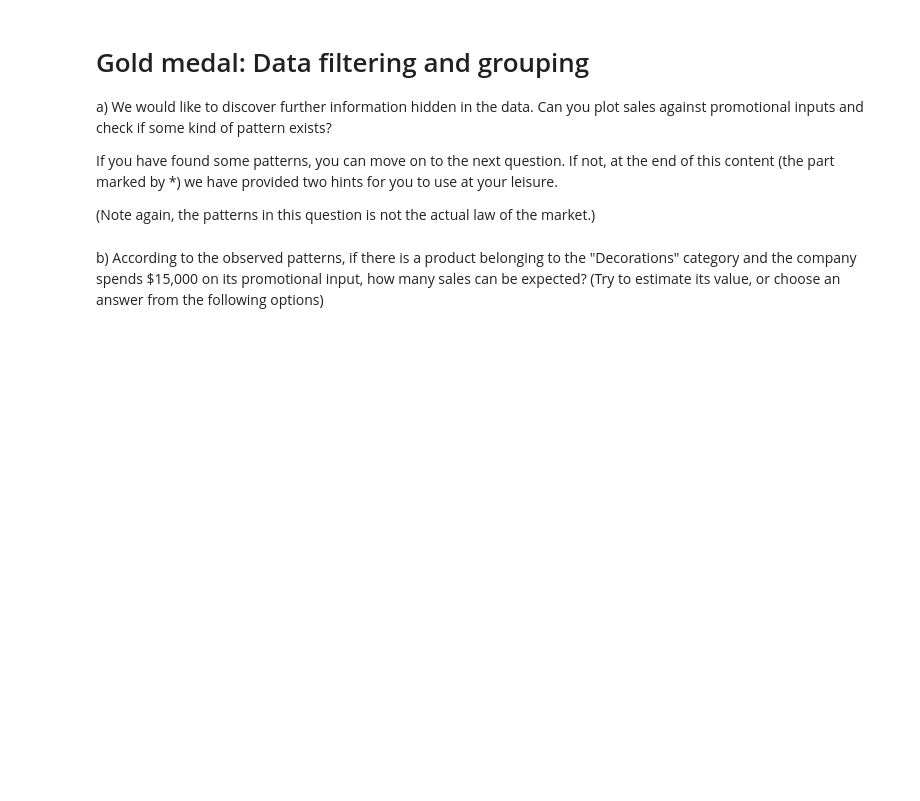
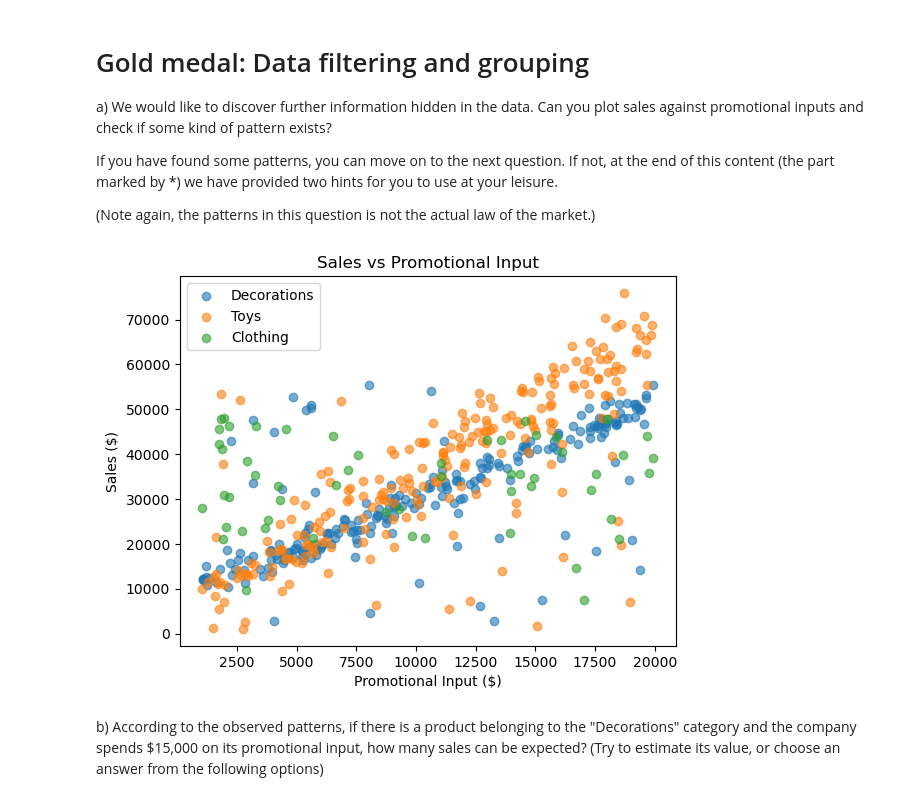
Before and after one commit to mac1102/computational-thinking-week-individual-15392627, a Jupyter notebook: challenge_vectors_matrices/Review_Vectors.ipynb, the cells around one changed output. Drawn from its saved outputs; the diff is of its cells as text; code cells hidden in the pictures; blank space fills up the shorter version.

```diff
--- a/challenge_vectors_matrices/Review_Vectors.ipynb
+++ b/challenge_vectors_matrices/Review_Vectors.ipynb
@@ -128,6 +128,13 @@ Can you combine these two sets of data into one and calculate the total profit?
 # %%
 # You may need to import the internal data
 # TO DO
+internal_df = pd.read_csv("data_company_A_internal.csv")
 # %%
 # You can combine these two sets of data here
-merged_df = None # TO DO
+merged_df = pd.merge(
+    external_df,
+    internal_df,
+    on="Product_Index"
+)
+
+merged_df.head()
@@ -171,5 +221,45 @@ a) We would like to discover further information hidden in the data. Can you plo
 If you have found some patterns, you can move on to the next question. If not, at the end of this content (the part marked by *) we have provided two hints for you to use at your leisure.
 
 (Note again, the patterns in this question is not the actual law of the market.)
+# %%
+# Create a copy so we do not modify merged_df directly
+gold_df = merged_df.copy()
+
+# Calculate sales value for each product
+gold_df["Sales"] = (
+    gold_df["Unit_Price"]
+    * gold_df["Sales_Quantity"]
+)
+
+# Remove unusual profit-margin products using IQR
+Q1 = gold_df["Profit_Margin"].quantile(0.25)
+Q3 = gold_df["Profit_Margin"].quantile(0.75)
+IQR = Q3 - Q1
+
+filtered_df = gold_df[
+    (gold_df["Profit_Margin"] >= Q1 - 1.5 * IQR)
+    & (gold_df["Profit_Margin"] <= Q3 + 1.5 * IQR)
+]
+
+# Plot each category separately
+for category in filtered_df["Category"].unique():
+    category_df = filtered_df[
+        filtered_df["Category"] == category
+    ]
+
+    plt.scatter(
+        category_df["Promotional_Input"],
+        category_df["Sales"],
+        alpha=0.6,
+        label=category
+    )
+
+plt.xlabel("Promotional Input ($)")
+plt.ylabel("Sales ($)")
+plt.title("Sales vs Promotional Input")
+plt.legend()
+plt.show()
+# %% [output]
+[figure, added]
 # %% [markdown]
 b) According to the observed patterns, if there is a product belonging to the "Decorations" category and the company spends $15,000 on its promotional input, how many sales can be expected? (Try to estimate its value, or choose an answer from the following options)
```
Also changed, not shown: parts of 8 cells of this notebook.
